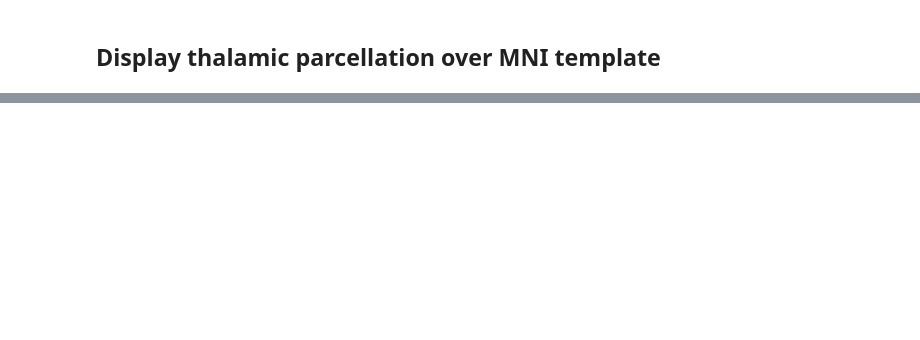
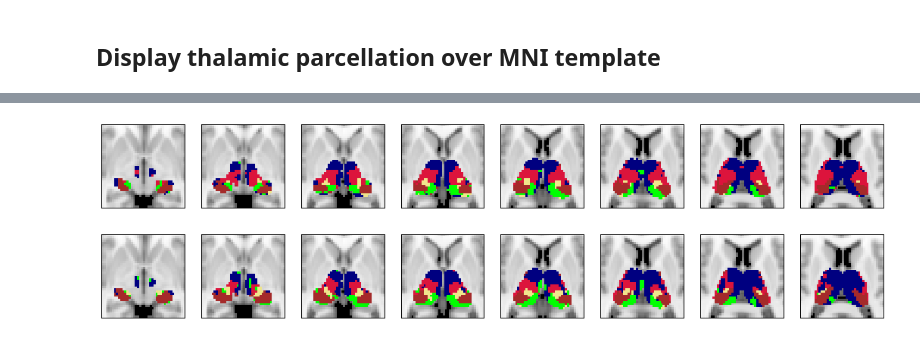
Before and after one commit to kaihwang/FuncParcel, a Jupyter notebook: Visualize Parcellation.ipynb, the cells around one changed output, grey strips where cells are left out. Saved outputs shown, nothing was run; the diff lists cells and outputs as text; code cells hidden in the pictures; blank space fills up the shorter version.

```diff
--- a/Visualize Parcellation.ipynb
+++ b/Visualize Parcellation.ipynb
@@ -165,0 +133,7 @@ plt.savefig('Data/Striatal_parcel.png',bbox_inches='tight')
+# %%
+cmap = colors.ListedColormap(['Navy','Crimson','Khaki','Brown','Lime'])
+visualize_parcellation(NKI_CortexCIs, cmap)
+visualize_parcellation(MGH_CortexCIs, cmap)
+# %% [output]
+[figure, added]
+[figure, added]
```
Also changed, not shown: parts of 14 cells of this notebook.
